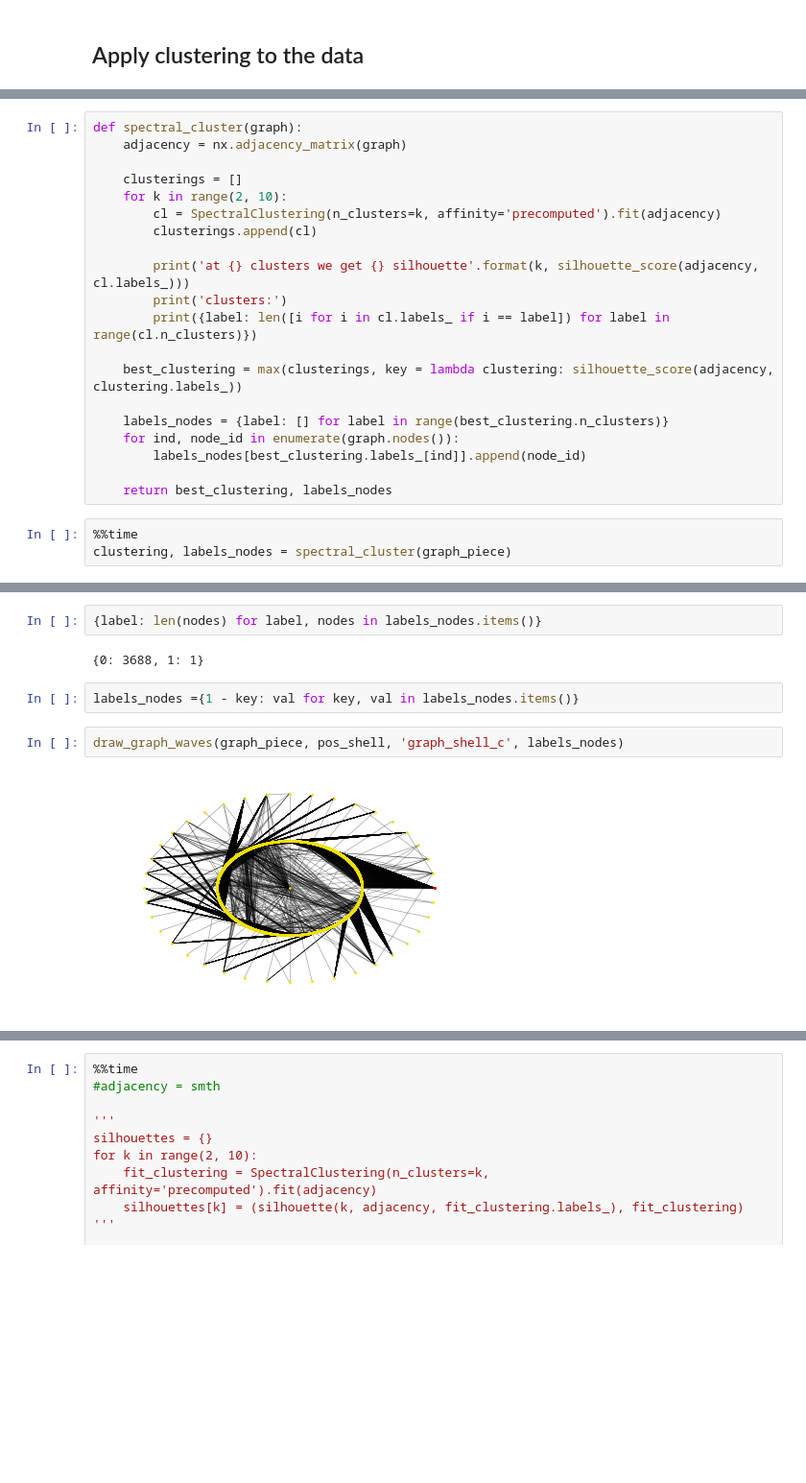
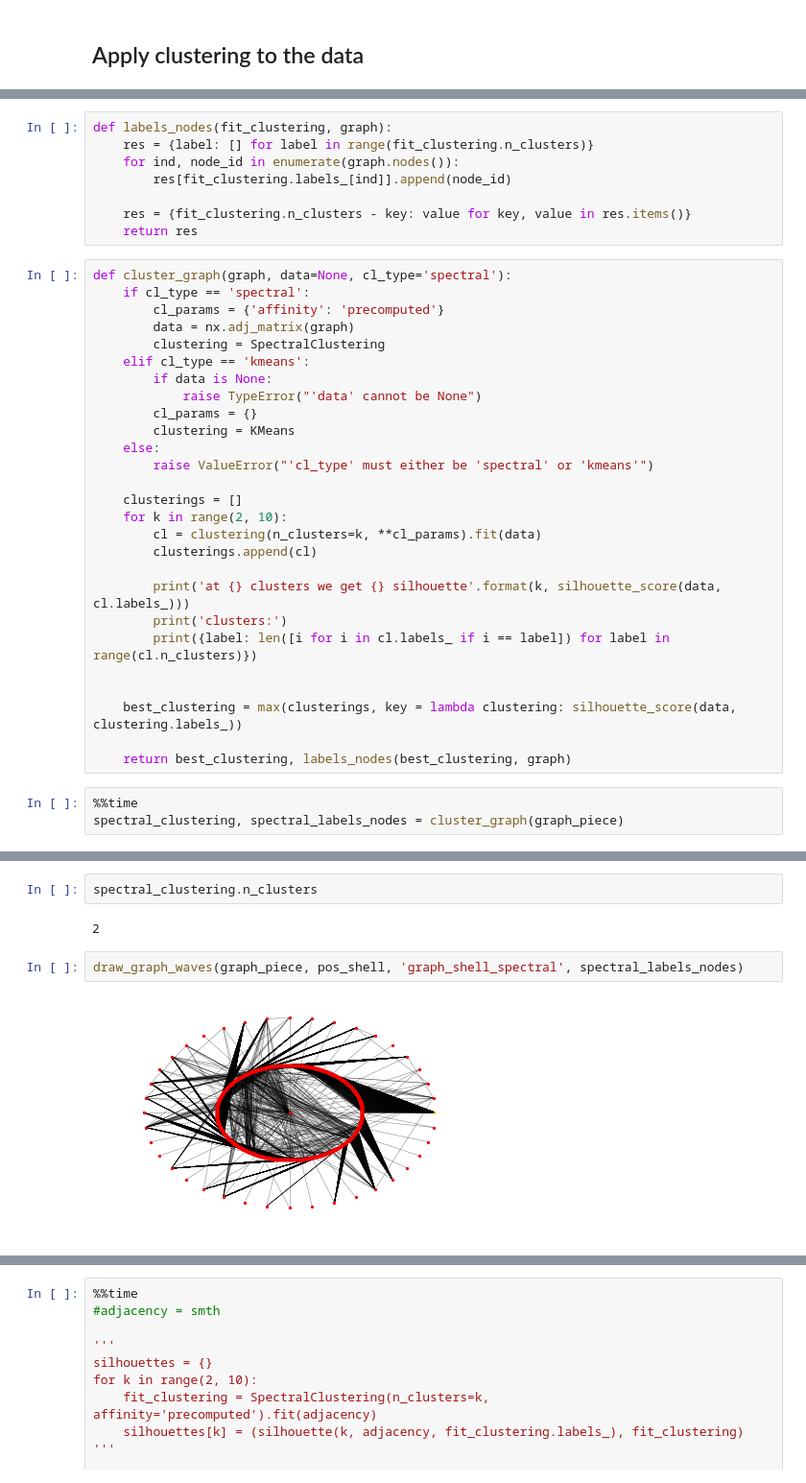
Before and after one commit to lapsya/100daysofcode, a Jupyter notebook: graph_clustering/vk_graph.ipynb, the cells around one changed output, grey strips where cells are left out. Shown: that part at 96% size. Cells and saved outputs as stored; diff of their text form; blank space fills up the shorter version.

Commit message:
day47 - add kmeans clustering on the dataset

```diff
--- a/graph_clustering/vk_graph.ipynb
+++ b/graph_clustering/vk_graph.ipynb
@@ -368,23 +379,38 @@ nodes_data.head()
+# %%
+def labels_nodes(fit_clustering, graph):
+    res = {label: [] for label in range(fit_clustering.n_clusters)}
+    for ind, node_id in enumerate(graph.nodes()):
+        res[fit_clustering.labels_[ind]].append(node_id)
+
+    res = {fit_clustering.n_clusters - key: value for key, value in res.items()}
+    return res
 # %%
-def spectral_cluster(graph):
-    adjacency = nx.adjacency_matrix(graph)
+def cluster_graph(graph, data=None, cl_type='spectral'):
+    if cl_type == 'spectral':
+        cl_params = {'affinity': 'precomputed'}
+        data = nx.adj_matrix(graph)
+        clustering = SpectralClustering
+    elif cl_type == 'kmeans':
+        if data is None:
+            raise TypeError("'data' cannot be None")
+        cl_params = {}
+        clustering = KMeans
+    else:
+        raise ValueError("'cl_type' must either be 'spectral' or 'kmeans'")
 
     clusterings = []
     for k in range(2, 10):
-        cl = SpectralClustering(n_clusters=k, affinity='precomputed').fit(adjacency)
+        cl = clustering(n_clusters=k, **cl_params).fit(data)
         clusterings.append(cl)
 
-        print('at {} clusters we get {} silhouette'.format(k, silhouette_score(adjacency, cl.labels_)))
+        print('at {} clusters we get {} silhouette'.format(k, silhouette_score(data, cl.labels_)))
         print('clusters:')
         print({label: len([i for i in cl.labels_ if i == label]) for label in range(cl.n_clusters)})
 
-    best_clustering = max(clusterings, key = lambda clustering: silhouette_score(adjacency, clustering.labels_))
 
-    labels_nodes = {label: [] for label in range(best_clustering.n_clusters)}
-    for ind, node_id in enumerate(graph.nodes()):
-        labels_nodes[best_clustering.labels_[ind]].append(node_id)
+    best_clustering = max(clusterings, key = lambda clustering: silhouette_score(data, clustering.labels_))
 
-    return best_clustering, labels_nodes
+    return best_clustering, labels_nodes(best_clustering, graph)
 # %%
 %%time
-clustering, labels_nodes = spectral_cluster(graph_piece)
+spectral_clustering, spectral_labels_nodes = cluster_graph(graph_piece)
@@ -411,12 +432,10 @@ clustering.n_clusters
 # %% [output]
 2
-# %%
-{label: len(nodes) for label, nodes in labels_nodes.items()}
-# %% [output]
-{0: 3688, 1: 1}
-# %%
-labels_nodes ={1 - key: val for key, val in labels_nodes.items()}
+# %%
+spectral_clustering.n_clusters
+# %% [output]
+2
 # %%
-draw_graph_waves(graph_piece, pos_shell, 'graph_shell_c', labels_nodes)
+draw_graph_waves(graph_piece, pos_shell, 'graph_shell_spectral', spectral_labels_nodes)
 # %% [output]
-[figure, old version]
+[figure, new version]
```
Also changed, not shown: parts of 14 cells of this notebook, 1 other file.
